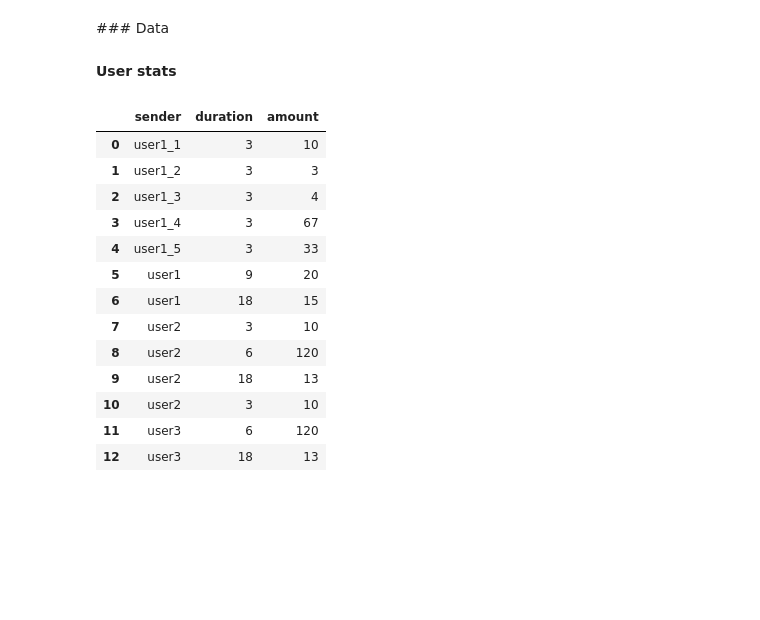
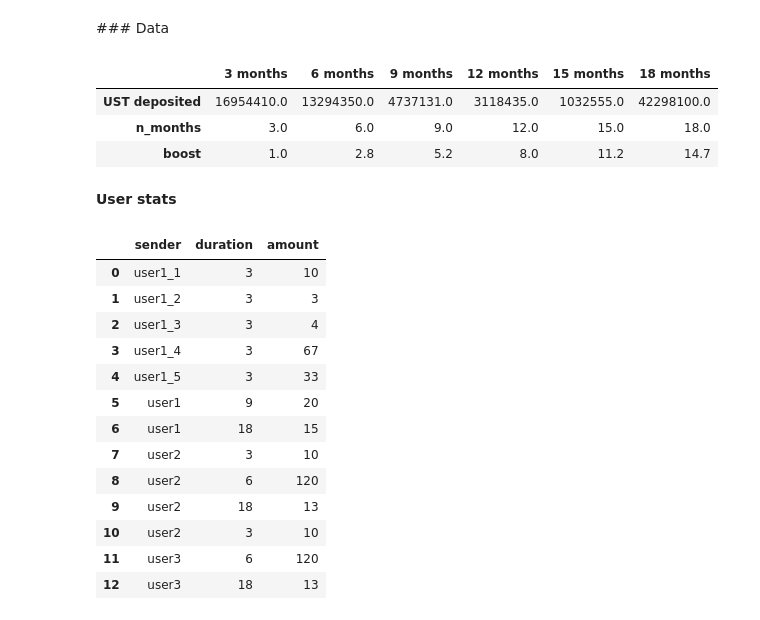
Before and after one commit to IncioMan/mars_lockdrop, a Jupyter notebook: notebook/Mars Lockdrop_LBA.ipynb, the cells around one changed output. Saved outputs shown, nothing was run; the diff lists cells and outputs as text; code cells hidden in the pictures; blank space fills up the shorter version.

```diff
--- a/notebook/Mars Lockdrop_LBA.ipynb
+++ b/notebook/Mars Lockdrop_LBA.ipynb
@@ -21,14 +21,20 @@ def get_url(url):
 user_stats = '1'
 airdrop_claims = '2'
 lba_deposits = '3'
+mars_roi = ''
 # %%
 cols_claim = {
     user_stats : ['SENDER', 'DURATION', 'AMOUNT'],
     airdrop_claims : ['SENDER','AMOUNT','TIME'],
-    lba_deposits : ['SENDER','AMOUNT','DENOM','ACTION','TIME']
+    lba_deposits : ['SENDER','AMOUNT','DENOM','ACTION','TIME'],
+    mars_roi : ['3 months','6 months','9 months','12 months','15 months','18 months']
 }
 # %%
 data_claim = {
+               mars_roi : [
+          [1.695441e+07, 1.329435e+07,  4.737131e+06,  3.118435e+06,  1.032555e+06,  4.229810e+07],
+           [3.000000e+00,  6.000000e+00,  9.000000e+00,  1.200000e+01,  1.500000e+01,  1.800000e+01],
+          [1.000000e+00,  2.800000e+00,  5.200000e+00,  8.000000e+00, 1.120000e+01,  1.470000e+01]],
     user_stats : [['user1_1',3,10],
                   ['user1_2',3,3],
                   ['user1_3',3,4],
@@ -60,6 +66,16 @@ data_claim = {
                     ['user1_5',132,'MARS','deposit','2021-09-21T09:00:00Z']]}
 # %% [markdown]
 ### Data
+# %%
+mars_roi_df = claim(mars_roi,cols_claim,data_claim)
+mars_roi_df.columns = [c.lower() for c in mars_roi_df.columns]
+mars_roi_df.index = ['UST deposited','n_months','boost']
+mars_roi_df
+# %% [output]
+|  | 3 months | 6 months | 9 months | 12 months | 15 months | 18 months |
+| UST deposited | 16954410.0 | 13294350.0 | 4737131.0 | 3118435.0 | 1032555.0 | 42298100.0 |
+| n_months | 3.0 | 6.0 | 9.0 | 12.0 | 15.0 | 18.0 |
+| boost | 1.0 | 2.8 | 5.2 | 8.0 | 11.2 | 14.7 |
 # %% [markdown]
 **User stats**
 # %%
```
Also changed, not shown: parts of 1 cell of this notebook, 4 other files.
